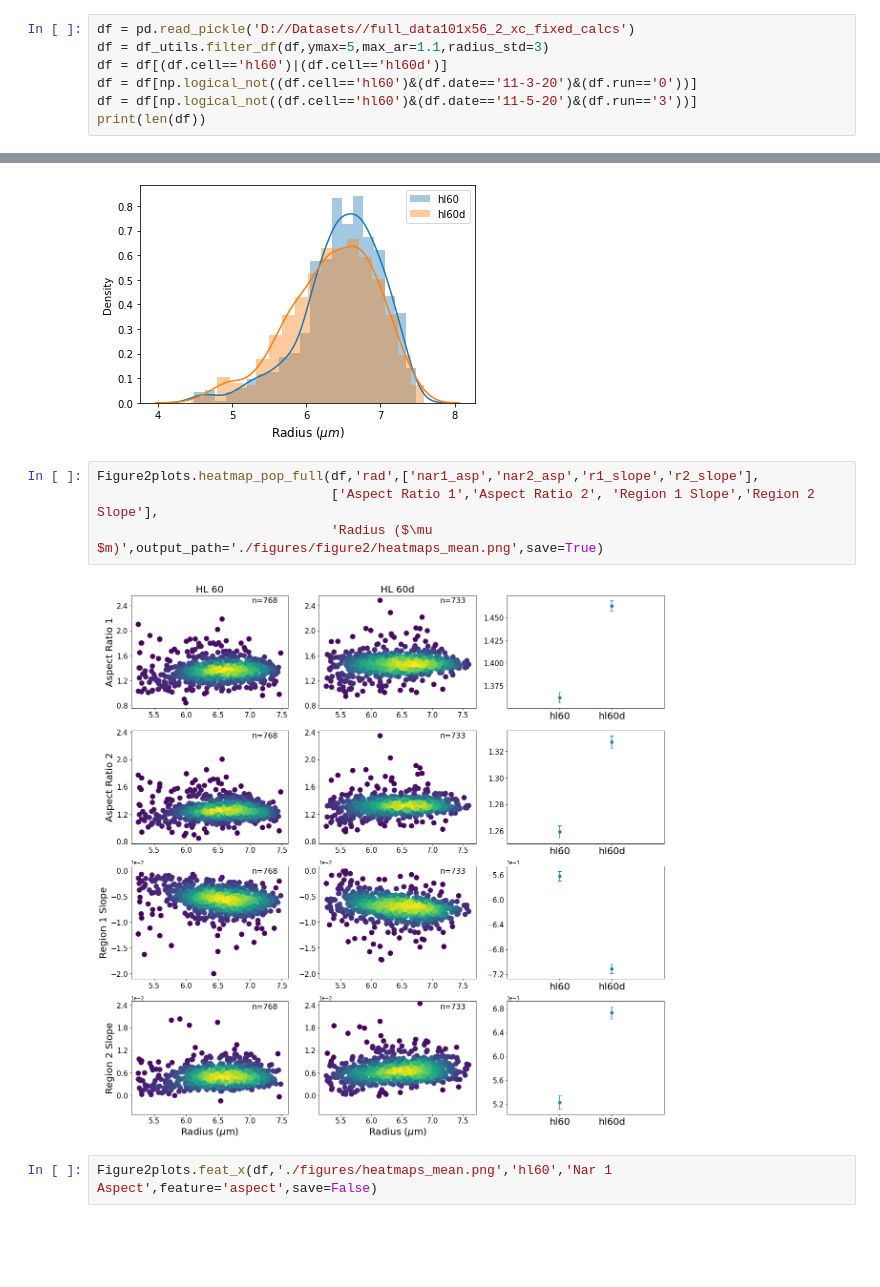
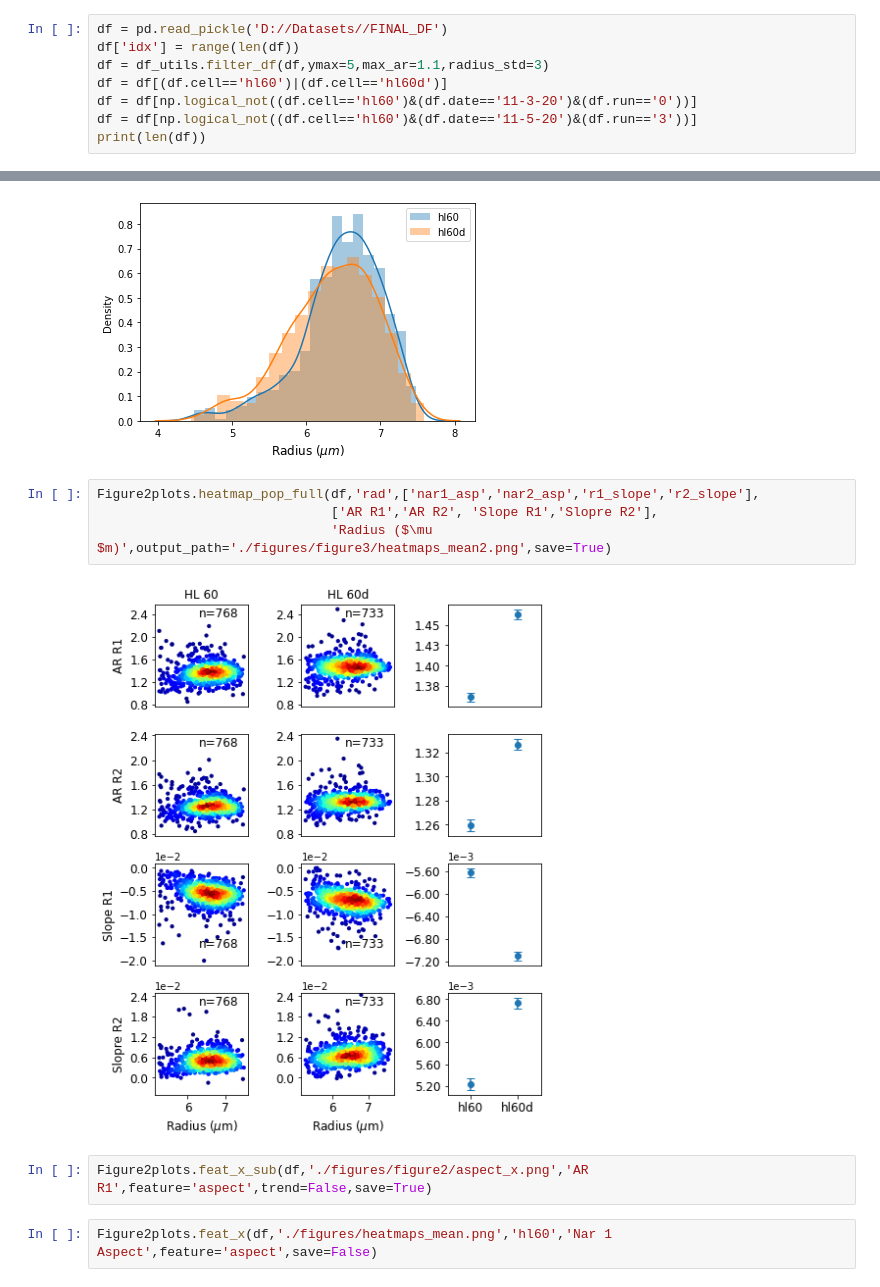
Before and after one commit to siwylab/time-series-dc, a Jupyter notebook: Figure 2.ipynb, the cells around one changed output, grey strips where cells are left out. Drawn from its saved outputs; the diff is of its cells as text; blank space fills up the shorter version.

```diff
--- a/Figure 2.ipynb
+++ b/Figure 2.ipynb
@@ -35,7 +35,8 @@ importlib.reload(Figure2plots)
 # %% [output]
 <module 'Figure2plots' from 'C:\\Users\\codyt\\Documents\\repos\\time-series-dc\\Figure2plots.py'>
 # %%
-df = pd.read_pickle('D://Datasets//full_data101x56_2_xc_fixed_calcs')
+df = pd.read_pickle('D://Datasets//FINAL_DF')
+df['idx'] = range(len(df))
 df = df_utils.filter_df(df,ymax=5,max_ar=1.1,radius_std=3)
 df = df[(df.cell=='hl60')|(df.cell=='hl60d')]
 df = df[np.logical_not((df.cell=='hl60')&(df.date=='11-3-20')&(df.run=='0'))]
@@ -100,10 +102,12 @@ The PostScript backend does not support transparency; partially transparent arti
 [figure]
 # %%
 Figure2plots.heatmap_pop_full(df,'rad',['nar1_asp','nar2_asp','r1_slope','r2_slope'],
-                              ['Aspect Ratio 1','Aspect Ratio 2', 'Region 1 Slope','Region 2 Slope'],
-                              'Radius ($\mu $m)',output_path='./figures/figure2/heatmaps_mean.png',save=True)
+                              ['AR R1','AR R2', 'Slope R1','Slopre R2'],
+                              'Radius ($\mu $m)',output_path='./figures/figure3/heatmaps_mean2.png',save=True)
 # %% [output]
-[figure, old version]
+[figure, new version]
+# %%
+Figure2plots.feat_x_sub(df,'./figures/figure2/aspect_x.png','AR R1',feature='aspect',trend=False,save=True)
 # %%
 Figure2plots.feat_x(df,'./figures/heatmaps_mean.png','hl60','Nar 1 Aspect',feature='aspect',save=False)
 # %% [output]
```
Also changed, not shown: parts of 7 cells of this notebook, 33 other files.
